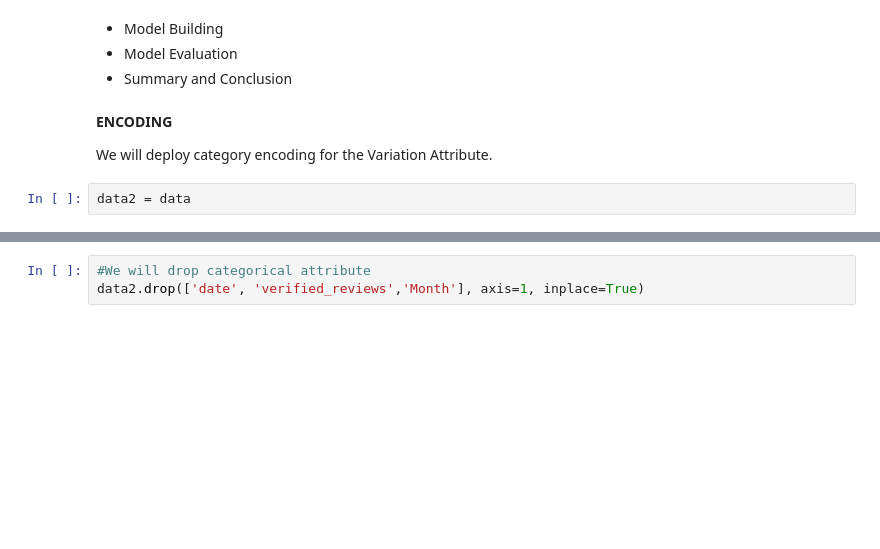
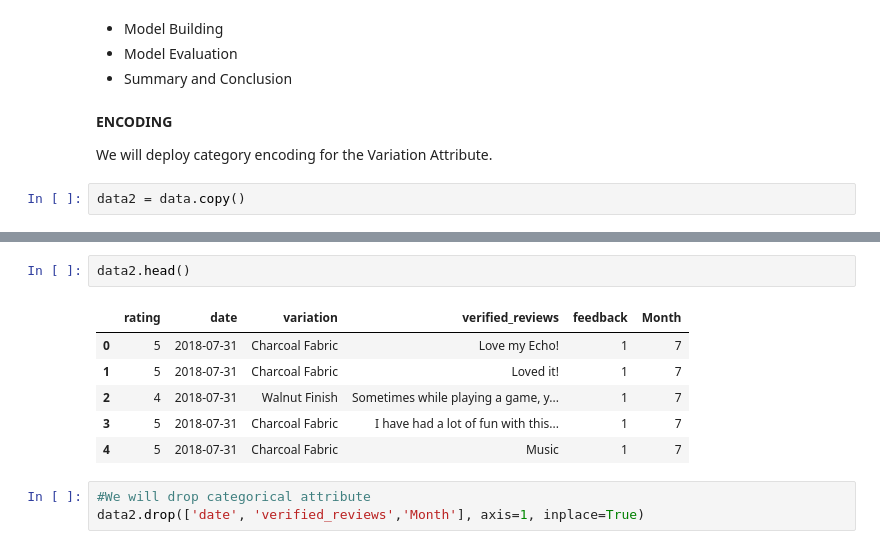
Before and after one commit to dukenel/Data_Analytics, a Jupyter notebook: Capstone_Project_Data301_ML_Duke_Nelson.ipynb, the cells around one changed output, grey strips where cells are left out. Cells and saved outputs as stored; diff of their text form; blank space fills up the shorter version.

```diff
--- a/Capstone_Project_Data301_ML_Duke_Nelson.ipynb
+++ b/Capstone_Project_Data301_ML_Duke_Nelson.ipynb
@@ -146,4 +173,4 @@ For NLP model building, we will use the categorical values to gain an understand
 
 We will deploy category encoding for the Variation Attribute.
 # %%
-data2 = data
+data2 = data.copy()
@@ -150,3 +186,12 @@ data2 = data
+# %%
+data2.head()
+# %% [output]
+|  | rating | date | variation | verified_reviews | feedback | Month |
+| 0 | 5 | 2018-07-31 | Charcoal Fabric | Love my Echo! | 1 | 7 |
+| 1 | 5 | 2018-07-31 | Charcoal Fabric | Loved it! | 1 | 7 |
+| 2 | 4 | 2018-07-31 | Walnut Finish | Sometimes while playing a game, y... | 1 | 7 |
+| 3 | 5 | 2018-07-31 | Charcoal Fabric | I have had a lot of fun with this... | 1 | 7 |
+| 4 | 5 | 2018-07-31 | Charcoal Fabric | Music | 1 | 7 |
 # %%
 #We will drop categorical attribute
 data2.drop(['date', 'verified_reviews','Month'], axis=1, inplace=True)
```
Also changed, not shown: parts of 45 cells of this notebook.
